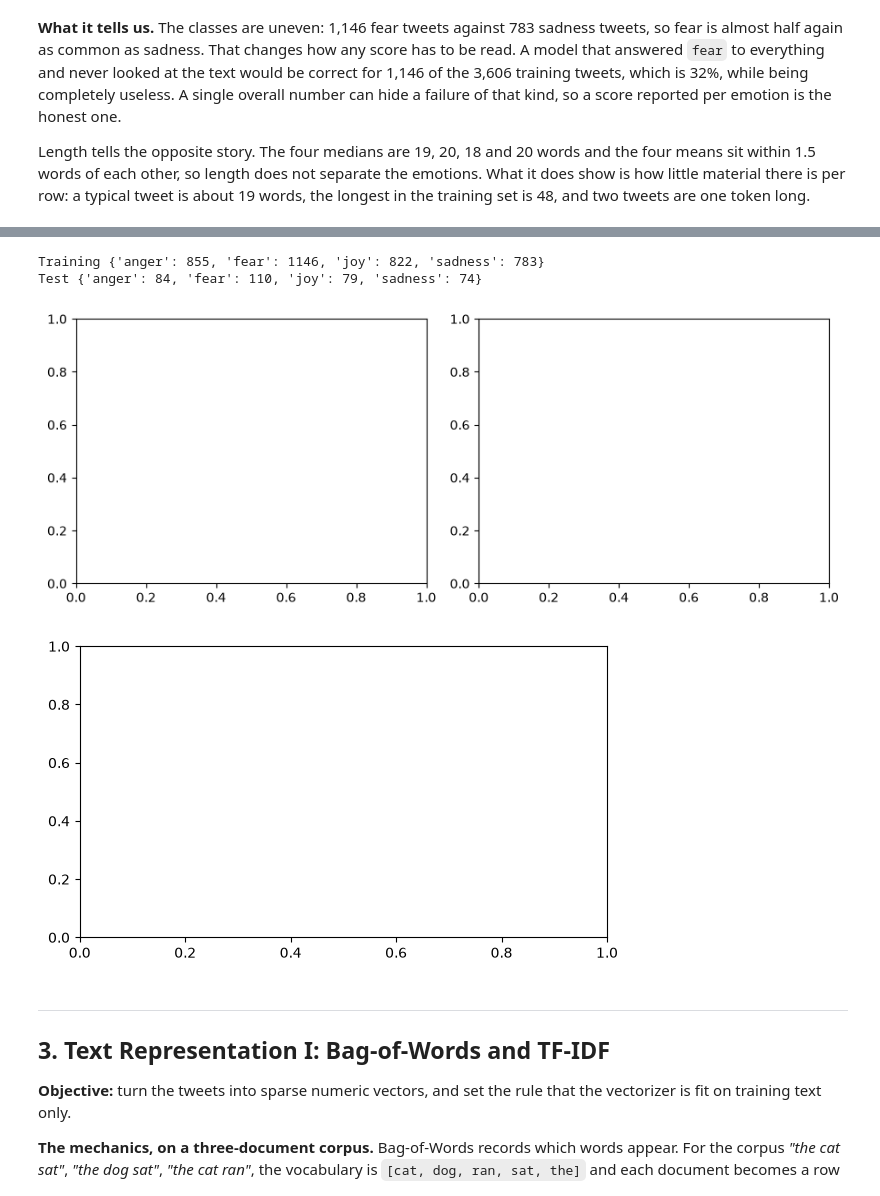
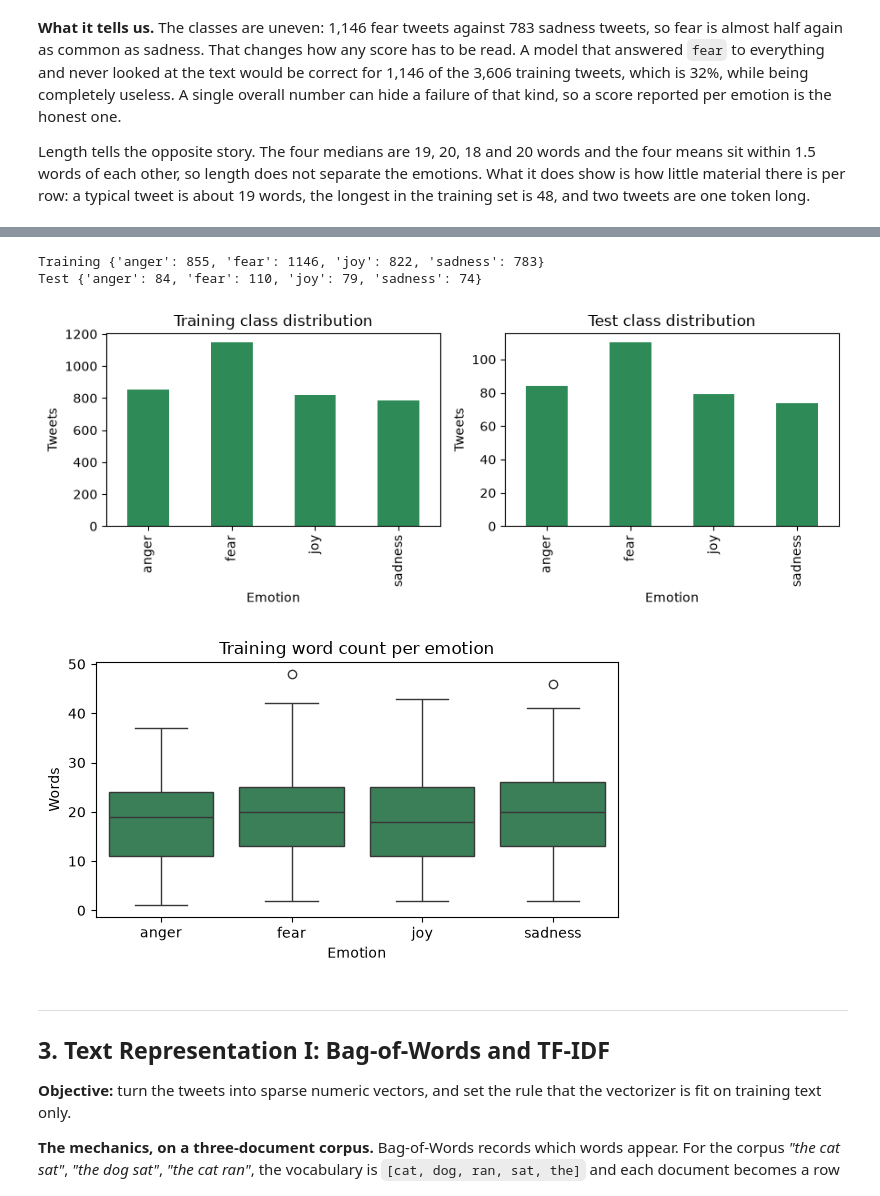
Before and after one commit to quoclnh/DMLab2, a Jupyter notebook: DM2026-Lab2-Master.ipynb, the cells around one changed output, grey strips where cells are left out. Drawn from its saved outputs; the diff is of its cells as text; code cells hidden in the pictures.

```diff
--- a/DM2026-Lab2-Master.ipynb
+++ b/DM2026-Lab2-Master.ipynb
@@ -316,37 +316,39 @@ Illustrative layout examples below: make your own plots from the current data an
 # %%
 # --- Plot 1: class distribution, training vs test, side by side ---
 fig, axes = plt.subplots(1, 2, figsize=(9, 3.5))
 
 for ax, (split_name, df) in zip(axes, [("Training", train_df), ("Test", test_df)]):
     counts = df["emotion"].value_counts().reindex(LABELS)  # reindex = same label order in both panels
     print(split_name, counts.to_dict())                    # the numbers to quote in your observations
-    # TODO: draw `counts` as a bar chart on `ax` (Section 2.2 does this for one panel)
-    # TODO: ax.set_title(...), ax.set_xlabel(...), ax.set_ylabel(...)
+    counts.plot(kind="bar", ax=ax, color="seagreen")
+    ax.set_title(f"{split_name} class distribution")
+    ax.set_xlabel("Emotion")
+    ax.set_ylabel("Tweets")
 
 plt.tight_layout()
 plt.show()
 
 # --- Plot 2: word count per emotion, training set ---
 # train_df["word_count"] was added in Section 2.2.
 # The test set has no word_count column yet; test_df["tokens"].map(len) would give it.
 fig, ax = plt.subplots(figsize=(6, 3.5))
 
-# TODO: one box per emotion, in LABELS order. Fill in the arguments:
-# sns.boxplot(data=..., x=..., y=..., order=LABELS, ax=ax)
-# TODO: title and axis labels.
-# A box marks the median, the middle half of the data, and the outliers beyond the whiskers.
+sns.boxplot(data=train_df, x="emotion", y="word_count", order=LABELS, ax=ax, color="seagreen")
+ax.set_title("Training word count per emotion")
+ax.set_xlabel("Emotion")
+ax.set_ylabel("Words")
 
 plt.tight_layout()
 plt.show()
 
 # --- Your two observations (one about balance, one about length) ---
-# 1.
-# 2.
+# 1. Both training and test sets are imbalanced, with fear being the most common emotion (1,146 training tweets; 110 test tweets) and sadness the least common (783 training tweets; 74 test tweets). This imbalance could affect model accuracy, as a model might be biased towards predicting the more frequent classes.
+# 2. The word count distribution per emotion shows that most tweets are relatively short, with median lengths around 18-20 words. However, there are some outliers, particularly in the fear and sadness categories, where a few tweets approach 50 words. This indicates that while the majority of tweets are concise, the dataset also contains some considerably longer texts.
 # %% [output]
 Training {'anger': 855, 'fear': 1146, 'joy': 822, 'sadness': 783}
 Test {'anger': 84, 'fear': 110, 'joy': 79, 'sadness': 74}
-[figure, old version]
+[figure, new version]
-[figure, old version]
+[figure, new version]
 # %% [markdown]
 ---
 ## 3. Text Representation I: Bag-of-Words and TF-IDF
```
Also changed, not shown: parts of 1 cell of this notebook.
